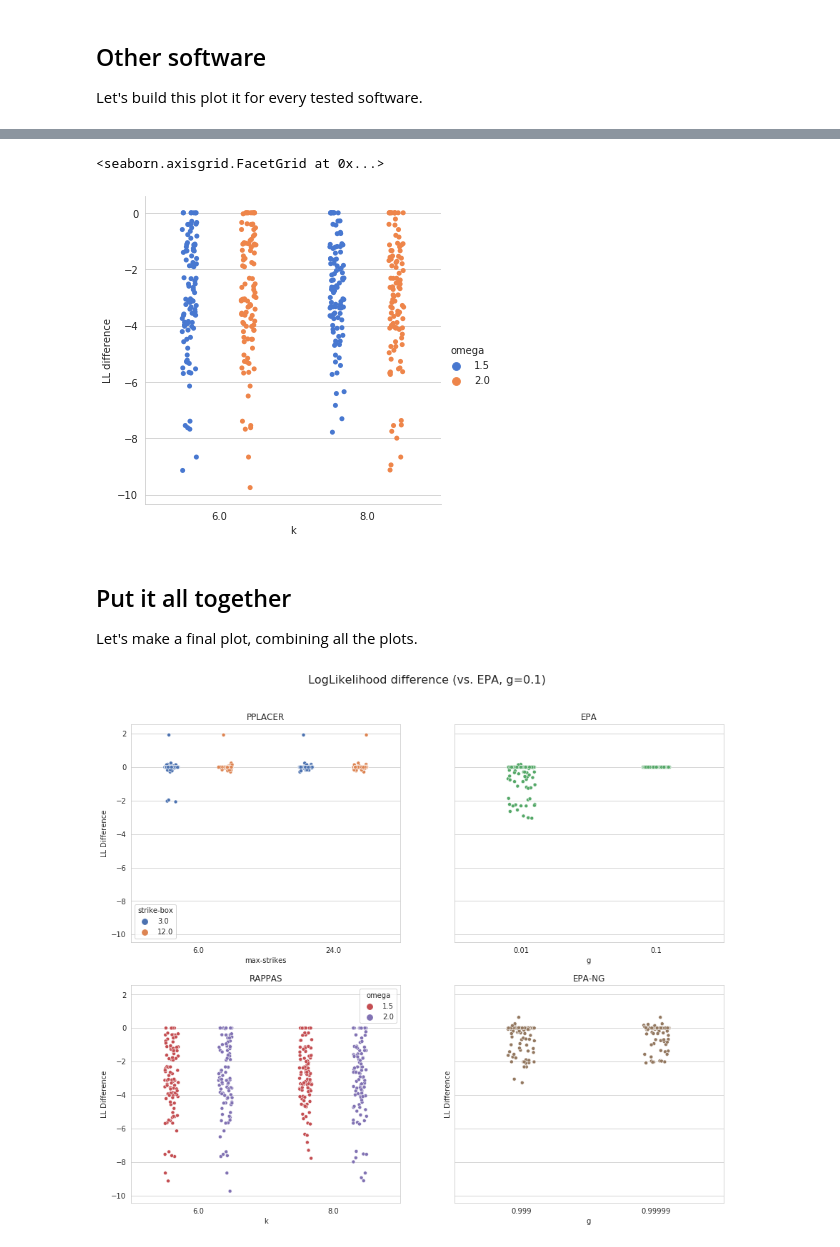
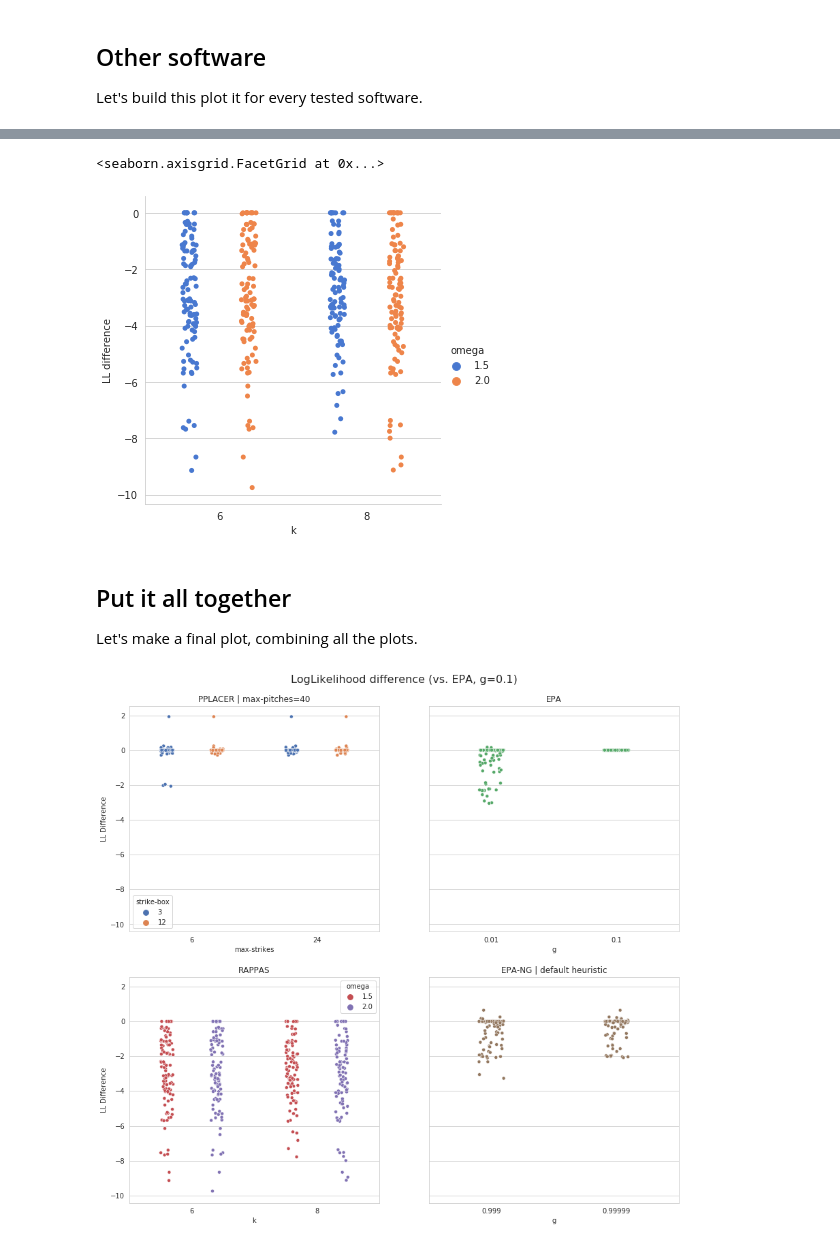
Before and after one commit to phylo42/PEWO, a Jupyter notebook: examples/6_placement_likelihood/ll_difference.ipynb, the cells around one changed output, grey strips where cells are left out. Drawn from its saved outputs; the diff is of its cells as text; code cells hidden in the pictures.

Commit message:
Minor changes in the LL_difference.ipynb plot

```diff
--- a/examples/6_placement_likelihood/ll_difference.ipynb
+++ b/examples/6_placement_likelihood/ll_difference.ipynb
@@ -122,5 +121,8 @@ sns.catplot(data=df_epang, x="g", y="LL difference", palette="muted")
 # %%
-df_pplacer = df2[df2["software"] == "pplacer"]
+df_pplacer = df2[df2["software"] == "pplacer"].copy()
+df_pplacer["max-strikes"] = df_pplacer["max-strikes"].astype(int)
+df_pplacer["max-pitches"] = df_pplacer["max-pitches"].astype(int)
+df_pplacer["strike-box"] = df_pplacer["strike-box"].astype(int)
 sns.catplot(data=df_pplacer, x="max-strikes", row="max-pitches", hue="strike-box", y="LL difference", dodge=True, palette="muted")
 # %% [output]
 <seaborn.axisgrid.FacetGrid at 0x...>
@@ -128,9 +130,10 @@ sns.catplot(data=df_pplacer, x="max-strikes", row="max-pitches", hue="strike-box
 # %%
-df_rappas = df2[df2["software"] == "rappas"]
+df_rappas = df2[df2["software"] == "rappas"].copy()
+df_rappas["k"] = df_rappas["k"].astype(int)
 sns.catplot(data=df_rappas, x="k", hue="omega", y="LL difference", dodge=True, palette="muted")
 # %% [output]
 <seaborn.axisgrid.FacetGrid at 0x...>
-[figure, old version]
+[figure, new version]
 # %% [markdown]
 ## Put it all together
 
@@ -138,9 +141,9 @@ Let's make a final plot, combining all the plots.
 # %%
 num_rows = 2
 num_cols = 2
-scale = 6
-fig, axes = plt.subplots(num_rows, num_cols, sharey=True, figsize=(scale * 1.2 * num_cols, scale * num_rows))
-plt.subplots_adjust(left=0.1, top=0.9)
+scale = 7
+fig, axes = plt.subplots(num_rows, num_cols, sharey=True, figsize=(scale * num_cols, scale * 0.9 * num_rows))
+plt.subplots_adjust(left=0.1, top=0.93)
 fig.suptitle("LogLikelihood difference (vs. EPA, g=0.1)", fontsize=16)
 
 palette = sns.color_palette("deep", 8)
@@ -148,33 +151,36 @@ palette = sns.color_palette("deep", 8)
 k = 0
 order = ["pplacer", "epa", "rappas", "epang"]
 for i in range(num_rows):
     for j in range(num_cols):
         color = sns.color_palette()[j]
 
         if order[k] == "pplacer":
             ax = sns.stripplot(data=df_pplacer, x="max-strikes", hue="strike-box", y="LL difference", ax=axes[i, j],
                                linewidth=0.5, edgecolor='w', dodge=True, palette=palette[0:2])
             ylabel = 'LL Difference'
-            title = f'PPLACER'
+            title = f'PPLACER | max-pitches=40'
+
         elif order[k] == "epa":
             ax = sns.stripplot(data=df_epa, x="g", y="LL difference", ax=axes[i, j],
                                linewidth=0.5, edgecolor='w', dodge=True, palette=palette[2:3])
             ylabel = ''
             title = f'EPA'
         elif order[k] == "rappas":
             ax = sns.stripplot(data=df_rappas, x="k", hue="omega", y="LL difference", ax=axes[i, j],
                                linewidth=0.5, edgecolor='w', dodge=True, palette=palette[3:5])
             ylabel = 'LL Difference'
             title = f'RAPPAS'
         elif order[k] == "epang":
             ax = sns.stripplot(data=df_epang, x="g", y="LL difference", ax=axes[i, j],
                                linewidth=0.5, edgecolor='w', dodge=True, palette=palette[5:6])
-            title = f'EPA-NG'
+            ylabel = ''
+            title = f'EPA-NG | default heuristic'
 
         ax.set(ylabel=ylabel, title=title)
         k += 1
 
 fig.savefig("ll_diff.png")
 fig.savefig("ll_diff.svg")
+fig.savefig("ll_diff.pdf")
 # %% [output]
-[figure, old version]
+[figure, new version]
```
Also changed, not shown: parts of 6 cells of this notebook.
